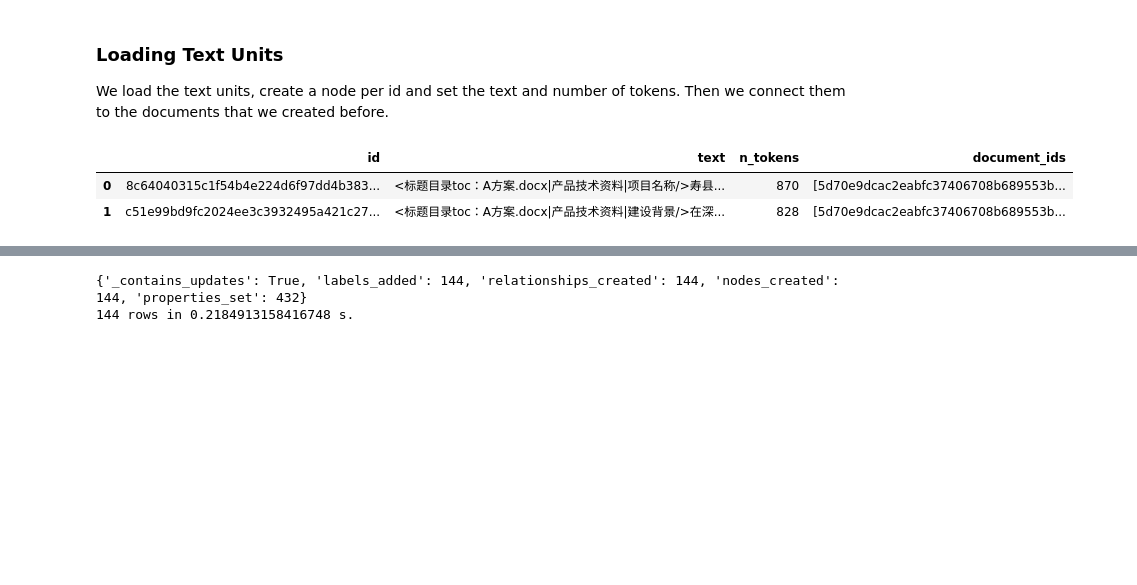
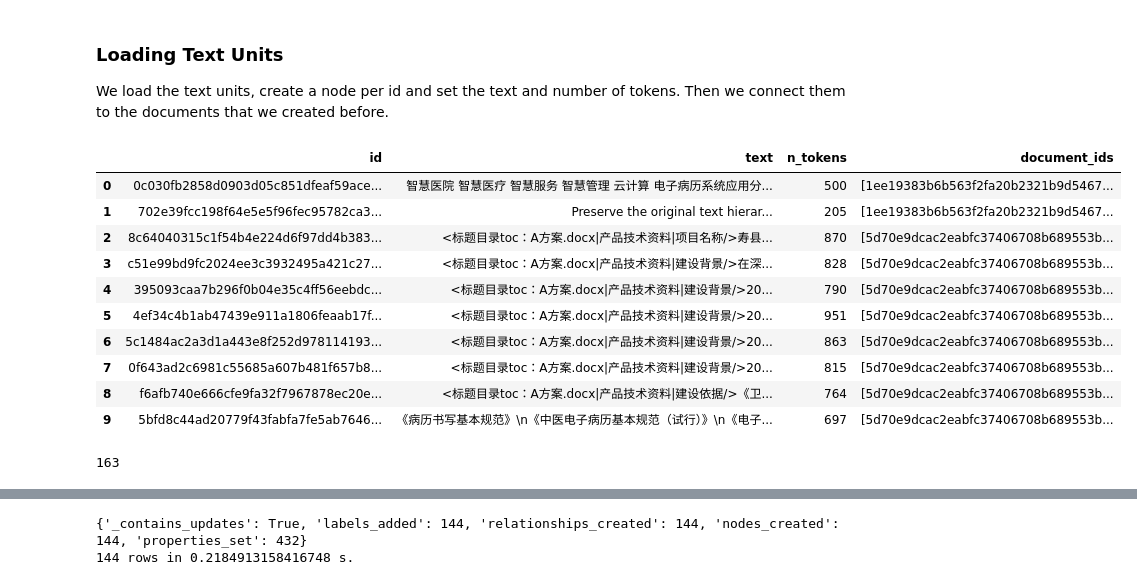
Before and after one commit to zhangjiekui/graphrag, a Jupyter notebook: examples_notebooks/community_contrib/neo4j/graphrag_import_neo4j_cypher.ipynb, the cells around one changed output, grey strips where cells are left out. Drawn from its saved outputs; the diff is of its cells as text; code cells hidden in the pictures; blank space fills up the shorter version.

```diff
--- a/examples_notebooks/community_contrib/neo4j/graphrag_import_neo4j_cypher.ipynb
+++ b/examples_notebooks/community_contrib/neo4j/graphrag_import_neo4j_cypher.ipynb
@@ -296,10 +259,22 @@ Then we connect them to the documents that we created before.
 # %%
 text_df = pd.read_parquet(
     f"{GRAPHRAG_FOLDER}/create_final_text_units.parquet",
     columns=["id", "text", "n_tokens", "document_ids"],
 )
-text_df.head(2)
+text_df.head(10)
 # %% [output]
 |  | id | text | n_tokens | document_ids |
-| 0 | 8c64040315c1f54b4e224d6f97dd4b383... | <标题目录toc：A方案.docx|产品技术资料|项目名称/>寿县... | 870 | [5d70e9dcac2eabfc37406708b689553b... |
-| 1 | c51e99bd9fc2024ee3c3932495a421c27... | <标题目录toc：A方案.docx|产品技术资料|建设背景/>在深... | 828 | [5d70e9dcac2eabfc37406708b689553b... |
+| 0 | 0c030fb2858d0903d05c851dfeaf59ace... | 智慧医院 智慧医疗 智慧服务 智慧管理 云计算 电子病历系统应用分... | 500 | [1ee19383b6b563f2fa20b2321b9d5467... |
+| 1 | 702e39fcc198f64e5e5f96fec95782ca3... | Preserve the original text hierar... | 205 | [1ee19383b6b563f2fa20b2321b9d5467... |
+| 2 | 8c64040315c1f54b4e224d6f97dd4b383... | <标题目录toc：A方案.docx|产品技术资料|项目名称/>寿县... | 870 | [5d70e9dcac2eabfc37406708b689553b... |
+| 3 | c51e99bd9fc2024ee3c3932495a421c27... | <标题目录toc：A方案.docx|产品技术资料|建设背景/>在深... | 828 | [5d70e9dcac2eabfc37406708b689553b... |
+| 4 | 395093caa7b296f0b04e35c4ff56eebdc... | <标题目录toc：A方案.docx|产品技术资料|建设背景/>20... | 790 | [5d70e9dcac2eabfc37406708b689553b... |
+| 5 | 4ef34c4b1ab47439e911a1806feaab17f... | <标题目录toc：A方案.docx|产品技术资料|建设背景/>20... | 951 | [5d70e9dcac2eabfc37406708b689553b... |
+| 6 | 5c1484ac2a3d1a443e8f252d978114193... | <标题目录toc：A方案.docx|产品技术资料|建设背景/>20... | 863 | [5d70e9dcac2eabfc37406708b689553b... |
+| 7 | 0f643ad2c6981c55685a607b481f657b8... | <标题目录toc：A方案.docx|产品技术资料|建设背景/>20... | 815 | [5d70e9dcac2eabfc37406708b689553b... |
+| 8 | f6afb740e666cfe9fa32f7967878ec20e... | <标题目录toc：A方案.docx|产品技术资料|建设依据/>《卫... | 764 | [5d70e9dcac2eabfc37406708b689553b... |
+| 9 | 5bfd8c44ad20779f43fabfa7fe5ab7646... | 《病历书写基本规范》\n《中医电子病历基本规范（试行）》\n《电子... | 697 | [5d70e9dcac2eabfc37406708b689553b... |
+# %%
+len(text_df)
+# %% [output]
+163
```
Also changed, not shown: parts of 16 cells of this notebook, 4 other files.
